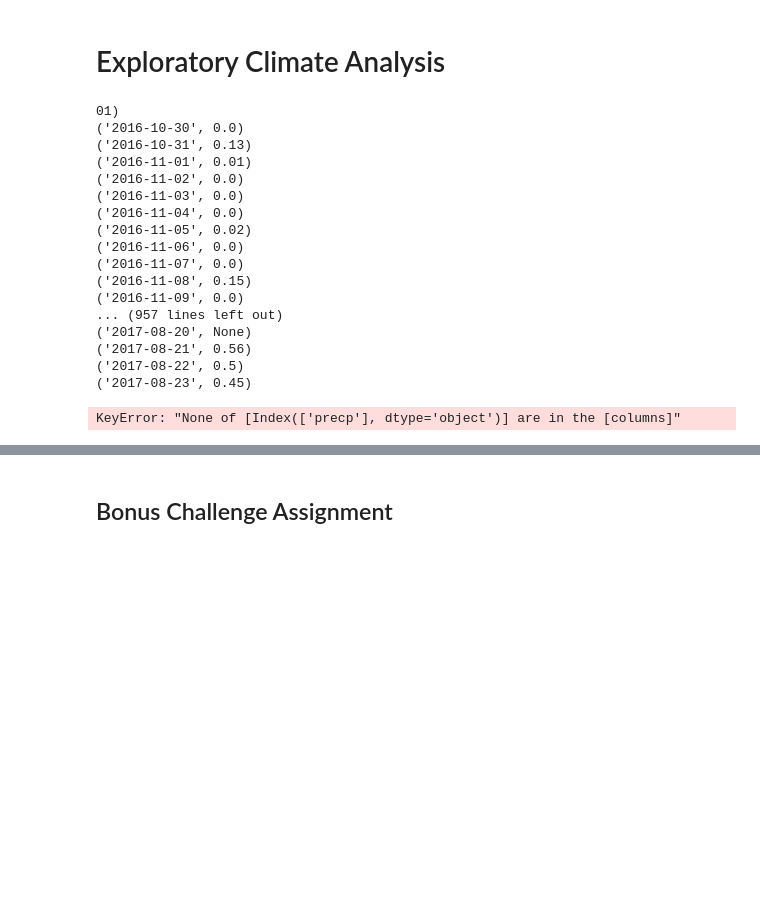
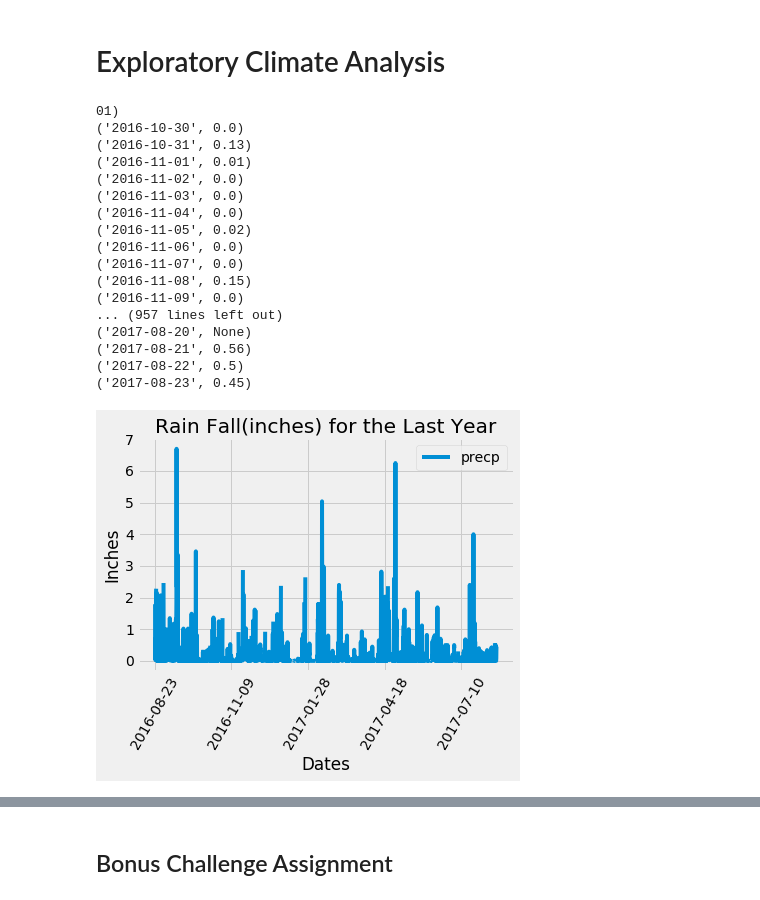
Before and after one commit to SergioGL8/SQLalchemy-challenge, a Jupyter notebook: climate_starter.ipynb, the cells around one changed output, grey strips where cells are left out. Saved outputs shown, nothing was run; the diff lists cells and outputs as text; code cells hidden in the pictures; blank space fills up the shorter version.

```diff
--- a/climate_starter.ipynb
+++ b/climate_starter.ipynb
@@ -55,36 +55,36 @@ for record in data:
 # Save the query results as a Pandas DataFrame and set the index to the date column
 data_df = pd.DataFrame(data, columns = ["date", "precp"])
 data_df.set_index(data_df["date"], inplace=True)
-data_df = data_df[['precp']]
+#data_df = data_df[['precp']]
 
 # Sort the dataframe by date
 data_df = data_df.sort_index()
 data_df.head(50)
 
 # Use Pandas Plotting with Matplotlib to plot the data
 data_df.plot(rot=60)
 plt.xlabel('Dates')
 plt.ylabel('Inches')
 plt.title('Rain Fall(inches) for the Last Year')
 plt.savefig("Images/Rain_Fall_last_year.png")
 plt.show()
 # %% [output]
 01)
 ('2016-10-30', 0.0)
 ('2016-10-31', 0.13)
 ('2016-11-01', 0.01)
 ('2016-11-02', 0.0)
 ('2016-11-03', 0.0)
 ('2016-11-04', 0.0)
 ('2016-11-05', 0.02)
 ('2016-11-06', 0.0)
 ('2016-11-07', 0.0)
 ('2016-11-08', 0.15)
 ('2016-11-09', 0.0)
 ... (957 lines left out)
 ('2017-08-20', None)
 ('2017-08-21', 0.56)
 ('2017-08-22', 0.5)
 ('2017-08-23', 0.45)
-KeyError: "None of [Index(['precp'], dtype='object')] are in the [columns]"
+[figure, added]
 # %%
```
Also changed, not shown: parts of 1 cell of this notebook.
